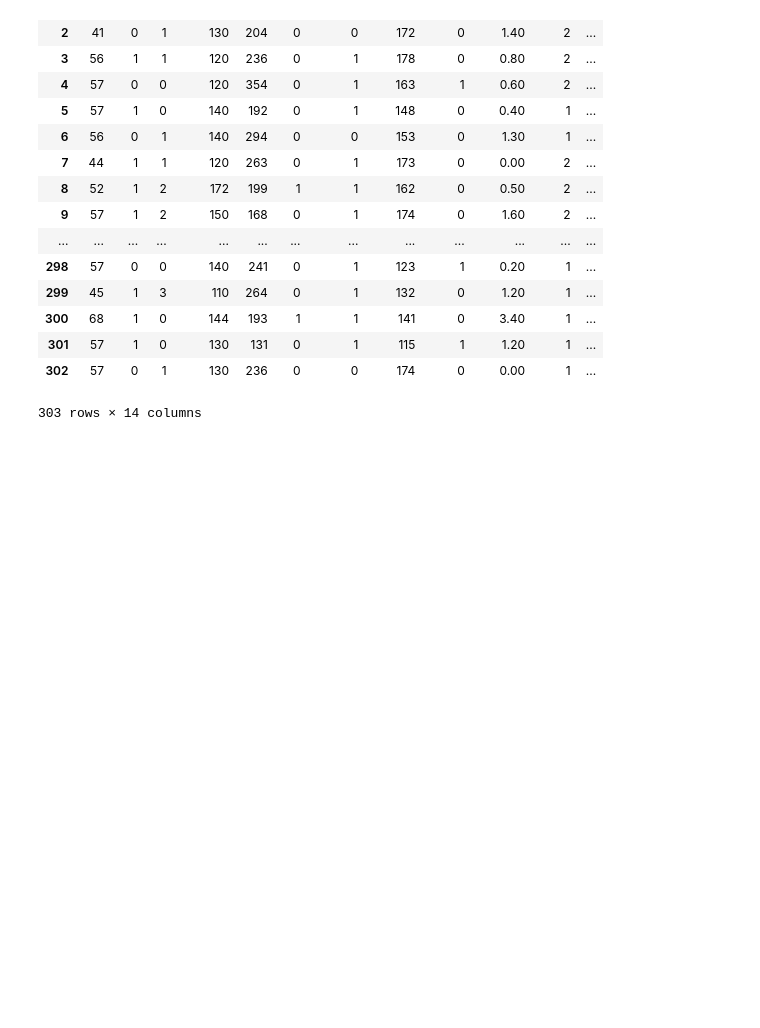
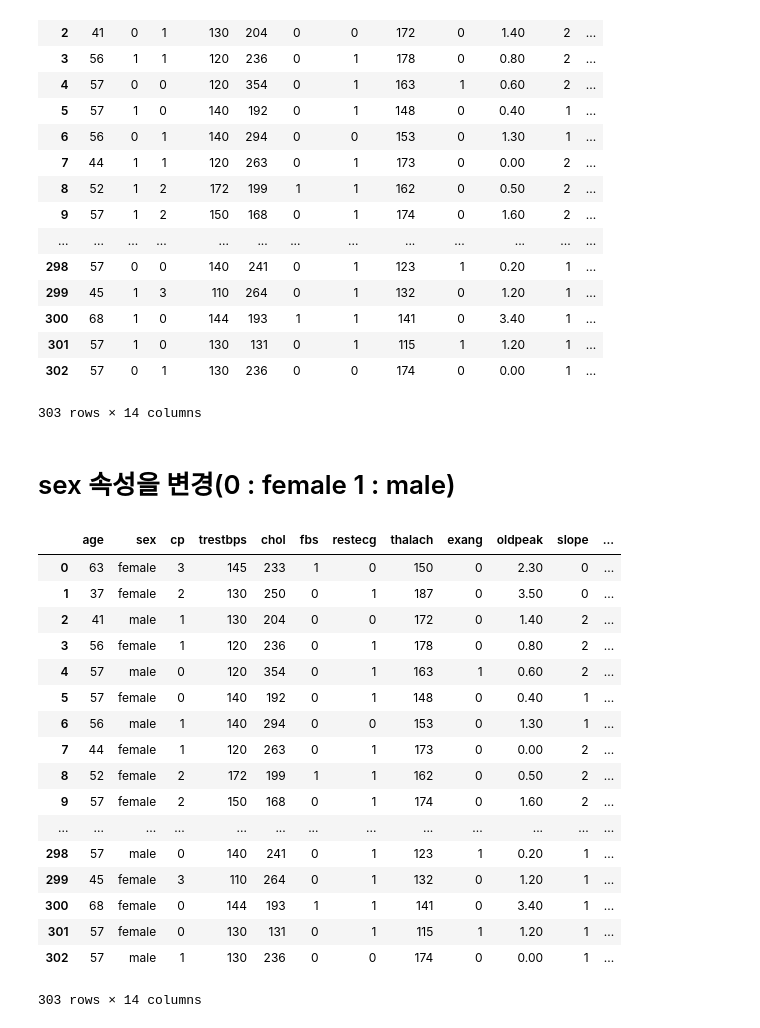
Before and after one commit to jjeamin/Data_mining, a Jupyter notebook: 5week/report4_정재민.ipynb, the cells around one changed output. Cells and saved outputs as stored; diff of their text form; code cells hidden in the pictures; blank space fills up the shorter version.

```diff
--- a/5week/report4_정재민.ipynb
+++ b/5week/report4_정재민.ipynb
@@ -132,3 +132,29 @@ display(df_nan)
 | 301 | 57 | 1 | 0 | 130 | 131 | 0 | 1 | 115 | 1 | 1.20 | 1 | ... |
 | 302 | 57 | 0 | 1 | 130 | 236 | 0 | 0 | 174 | 0 | 0.00 | 1 | ... |
 303 rows × 14 columns
+# %% [markdown]
+# sex 속성을 변경(0 : female 1 : male)
+# %%
+df.loc[df.sex == 1,'sex'] = 'female'
+df.loc[df.sex == 0,'sex'] = 'male'
+
+display(df)
+# %% [output]
+|  | age | sex | cp | trestbps | chol | fbs | restecg | thalach | exang | oldpeak | slope | ... |
+| 0 | 63 | female | 3 | 145 | 233 | 1 | 0 | 150 | 0 | 2.30 | 0 | ... |
+| 1 | 37 | female | 2 | 130 | 250 | 0 | 1 | 187 | 0 | 3.50 | 0 | ... |
+| 2 | 41 | male | 1 | 130 | 204 | 0 | 0 | 172 | 0 | 1.40 | 2 | ... |
+| 3 | 56 | female | 1 | 120 | 236 | 0 | 1 | 178 | 0 | 0.80 | 2 | ... |
+| 4 | 57 | male | 0 | 120 | 354 | 0 | 1 | 163 | 1 | 0.60 | 2 | ... |
+| 5 | 57 | female | 0 | 140 | 192 | 0 | 1 | 148 | 0 | 0.40 | 1 | ... |
+| 6 | 56 | male | 1 | 140 | 294 | 0 | 0 | 153 | 0 | 1.30 | 1 | ... |
+| 7 | 44 | female | 1 | 120 | 263 | 0 | 1 | 173 | 0 | 0.00 | 2 | ... |
+| 8 | 52 | female | 2 | 172 | 199 | 1 | 1 | 162 | 0 | 0.50 | 2 | ... |
+| 9 | 57 | female | 2 | 150 | 168 | 0 | 1 | 174 | 0 | 1.60 | 2 | ... |
+| ... | ... | ... | ... | ... | ... | ... | ... | ... | ... | ... | ... | ... |
+| 298 | 57 | male | 0 | 140 | 241 | 0 | 1 | 123 | 1 | 0.20 | 1 | ... |
+| 299 | 45 | female | 3 | 110 | 264 | 0 | 1 | 132 | 0 | 1.20 | 1 | ... |
+| 300 | 68 | female | 0 | 144 | 193 | 1 | 1 | 141 | 0 | 3.40 | 1 | ... |
+| 301 | 57 | female | 0 | 130 | 131 | 0 | 1 | 115 | 1 | 1.20 | 1 | ... |
+| 302 | 57 | male | 1 | 130 | 236 | 0 | 0 | 174 | 0 | 0.00 | 1 | ... |
+303 rows × 14 columns
```
Also changed, not shown: parts of 13 cells of this notebook.
